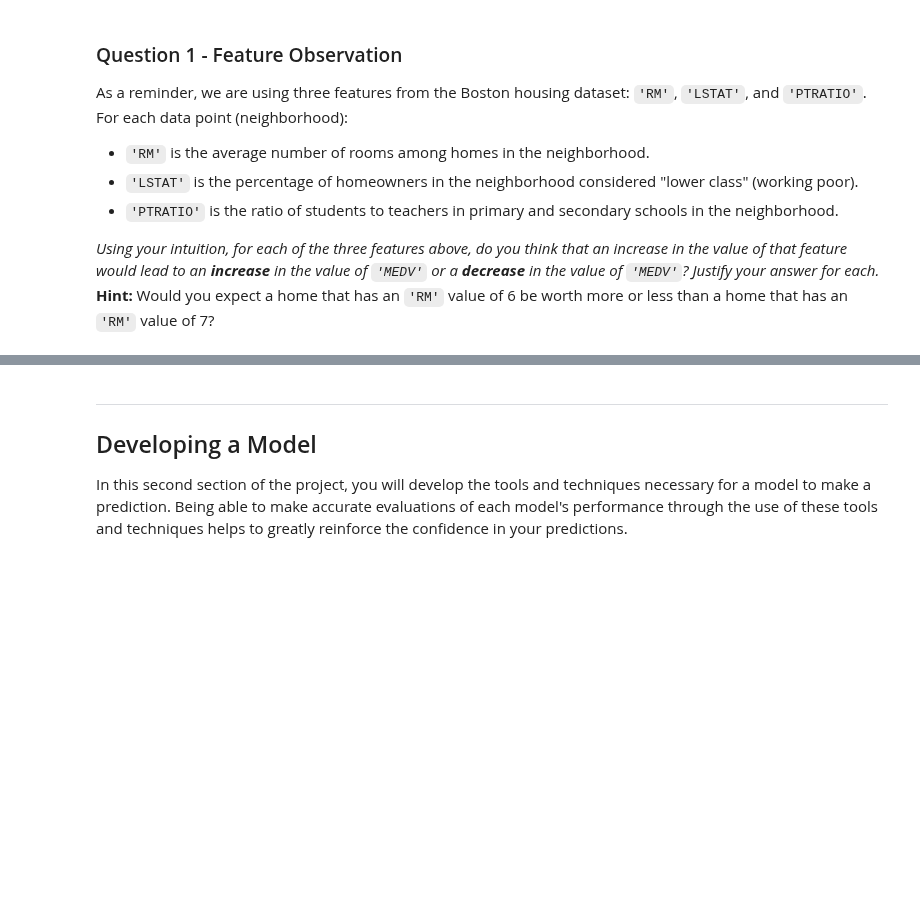
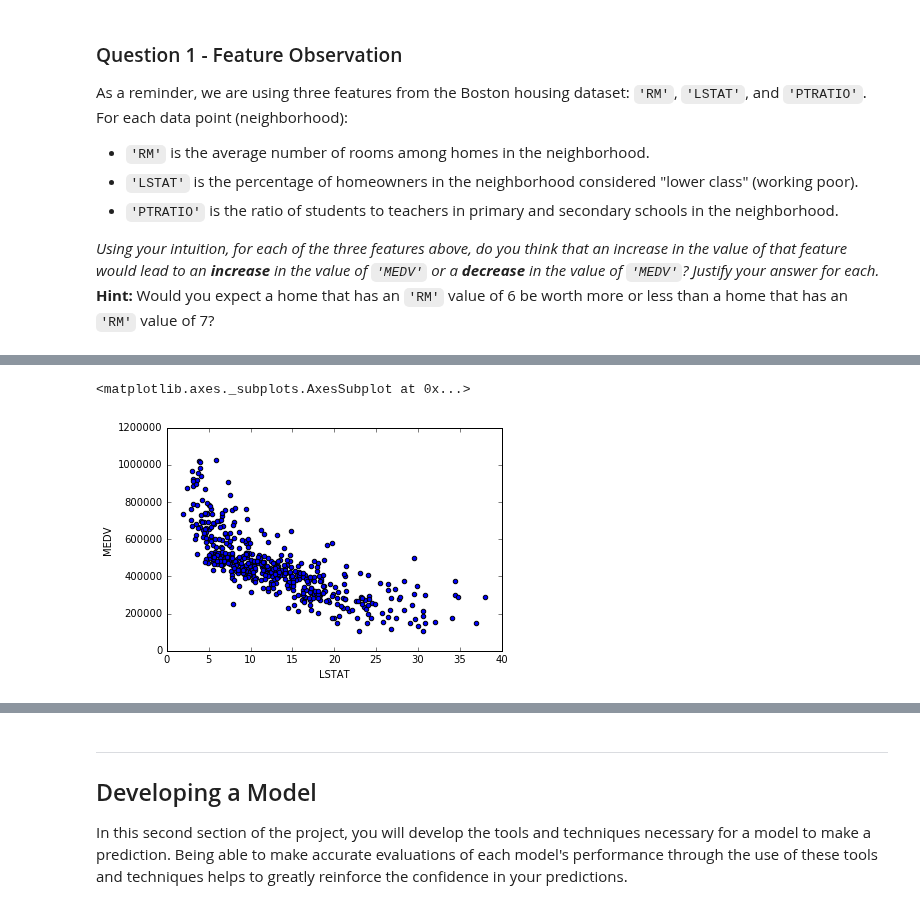
Before and after one commit to NekuSakuraba/machine-learning, a Jupyter notebook: projects/boston_housing/boston_housing.ipynb, the cells around one changed output, grey strips where cells are left out. Saved outputs shown, nothing was run; the diff lists cells and outputs as text; code cells hidden in the pictures; blank space fills up the shorter version.

```diff
--- a/projects/boston_housing/boston_housing.ipynb
+++ b/projects/boston_housing/boston_housing.ipynb
@@ -122,3 +136,8 @@ Index([u'RM', u'LSTAT', u'PTRATIO'], dtype='object')
+# %%
+data.plot.scatter('LSTAT', 'MEDV')
+# %% [output]
+<matplotlib.axes._subplots.AxesSubplot at 0x...>
+[figure, added]
 # %%
 data.plot.scatter('PTRATIO', 'MEDV')
 # %% [output]
```
Also changed, not shown: parts of 7 cells of this notebook.
